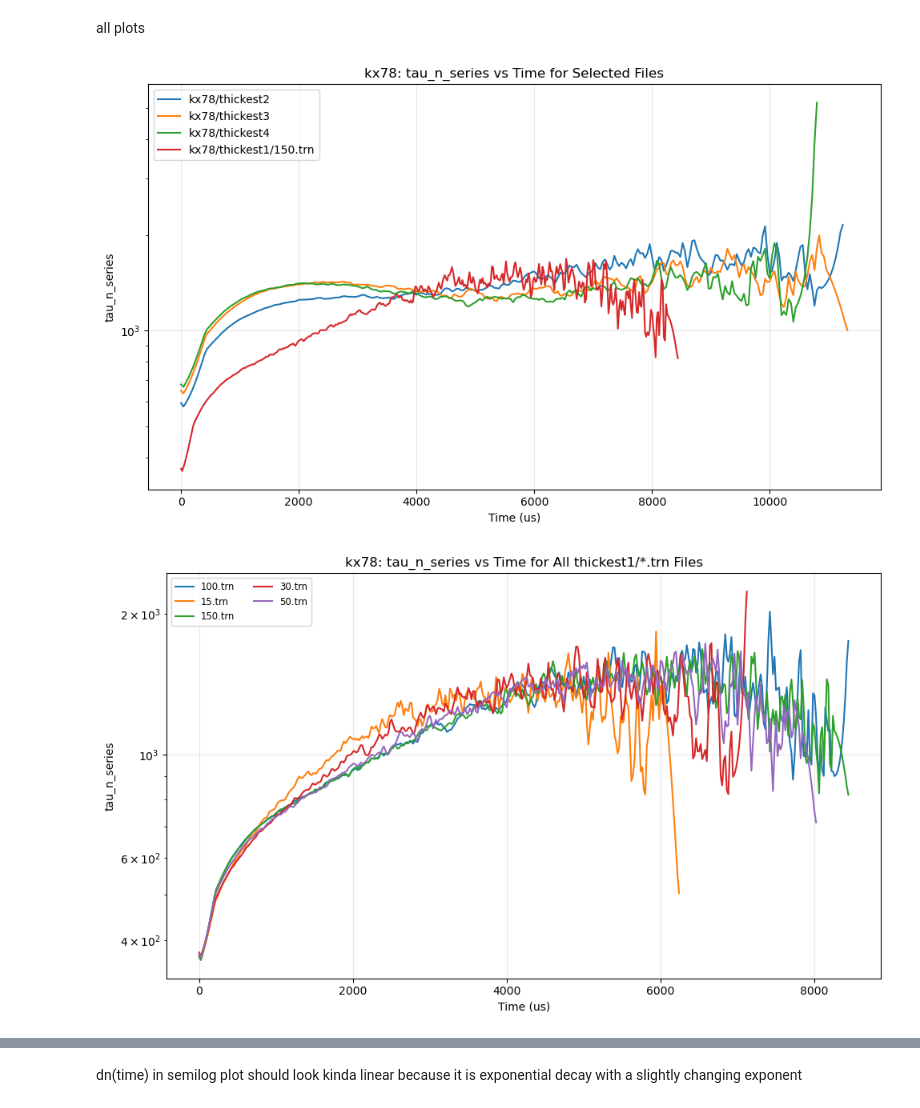
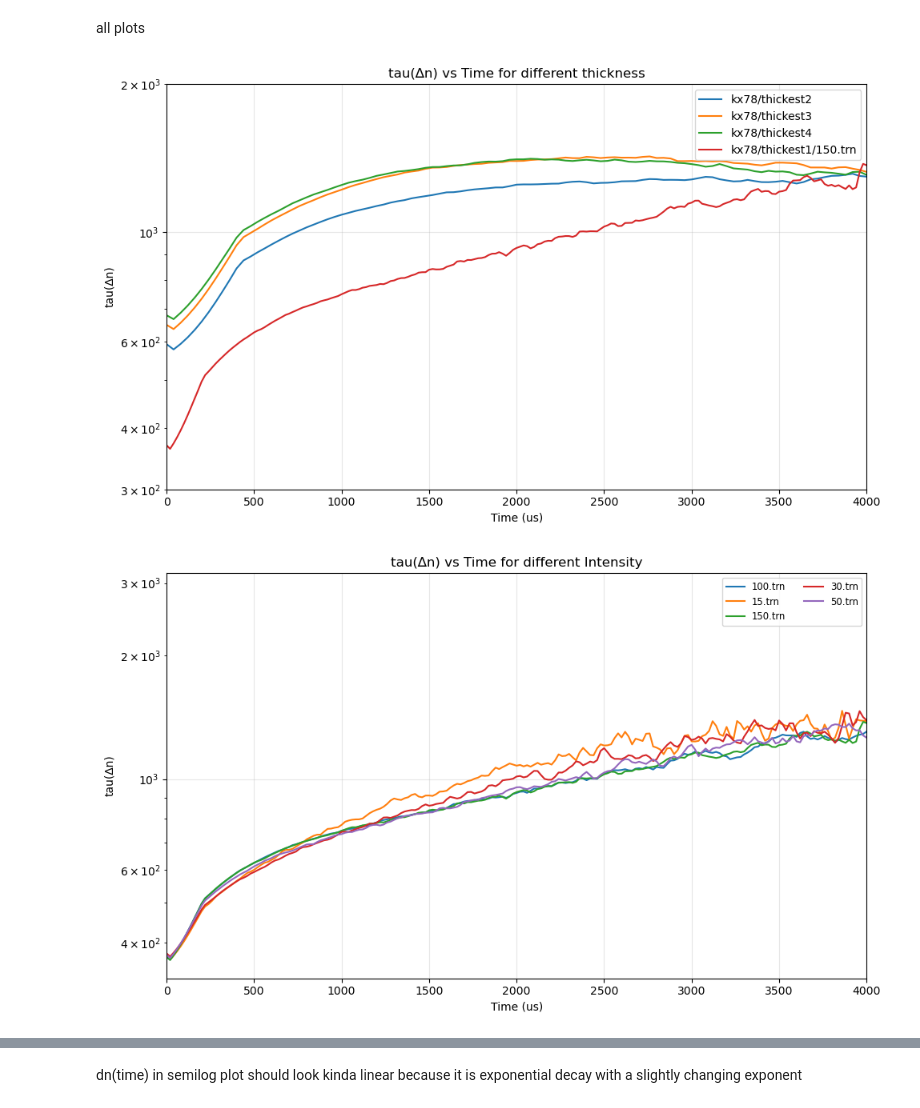
Before and after one commit to peti12352/physeng_lab_reports, a Jupyter notebook: courses/nano/semi/docs/notes.ipynb, the cells around one changed output, grey strips where cells are left out. Drawn from its saved outputs; the diff is of its cells as text; code cells hidden in the pictures.

Commit message:
semilab: uPCD and ePCD analysis and plots and report

```diff
--- a/courses/nano/semi/docs/notes.ipynb
+++ b/courses/nano/semi/docs/notes.ipynb
@@ -1360,10 +1373,0 @@ plt.show()
-# %%
-# Now 'results' contains delta_n for all files in kx77 and kx78, with correct W and Ndop
-# You can further analyze or plot as needed, e.g.:
-for key, val in results.items():
-    plt.plot(val['times'], val['voltages'], label=key)
-    plt.yscale('log')
-
-    break
-plt.legend()
-plt.show()
@@ -1564,36 +1606,40 @@ import matplotlib.pyplot as plt
 plt.figure(figsize=(10,6))
 for key in [
     'kx78/thickest2',
     'kx78/thickest3',
     'kx78/thickest4',
     'kx78/thickest1/150.trn'
 ]:
     if key in results:
         plt.plot(results[key]['times'], results[key]['tau_n_series'], label=key)
         plt.yscale('log')
     else:
         print(f'Missing: {key}')
 plt.xlabel('Time (us)')
-plt.ylabel('tau_n_series')
-plt.title('kx78: tau_n_series vs Time for Selected Files')
+plt.ylabel('tau(∆n)')
+plt.xlim([0,4000])
+plt.ylim([3e2,2e3])
+plt.title('tau(∆n) vs Time for different thickness')
 plt.legend()
 plt.grid(True, alpha=0.3)
 plt.tight_layout()
 plt.show()
 
 # Second plot: all thickest1/*.trn files in kx78
 plt.figure(figsize=(10,6))
 thick1_keys = [k for k in results if k.startswith('kx78/thickest1/')]
 for key in sorted(thick1_keys):
     plt.plot(results[key]['times'], results[key]['tau_n_series'], label=key.split('/')[-1])
     plt.yscale('log')
 plt.xlabel('Time (us)')
-plt.ylabel('tau_n_series')
-plt.title('kx78: tau_n_series vs Time for All thickest1/*.trn Files')
+plt.ylabel('tau(∆n)')
+plt.xlim([0,4000])
+# plt.ylim([3e2,2e3])
+plt.title('tau(∆n) vs Time for different Intensity')
 plt.legend(ncol=2, fontsize='small')
 plt.grid(True, alpha=0.3)
 plt.tight_layout()
 plt.show()
 # %% [output]
-[figure, old version]
+[figure, new version]
-[figure, old version]
+[figure, new version]
```
Also changed, not shown: parts of 29 cells of this notebook, 30 other files.
